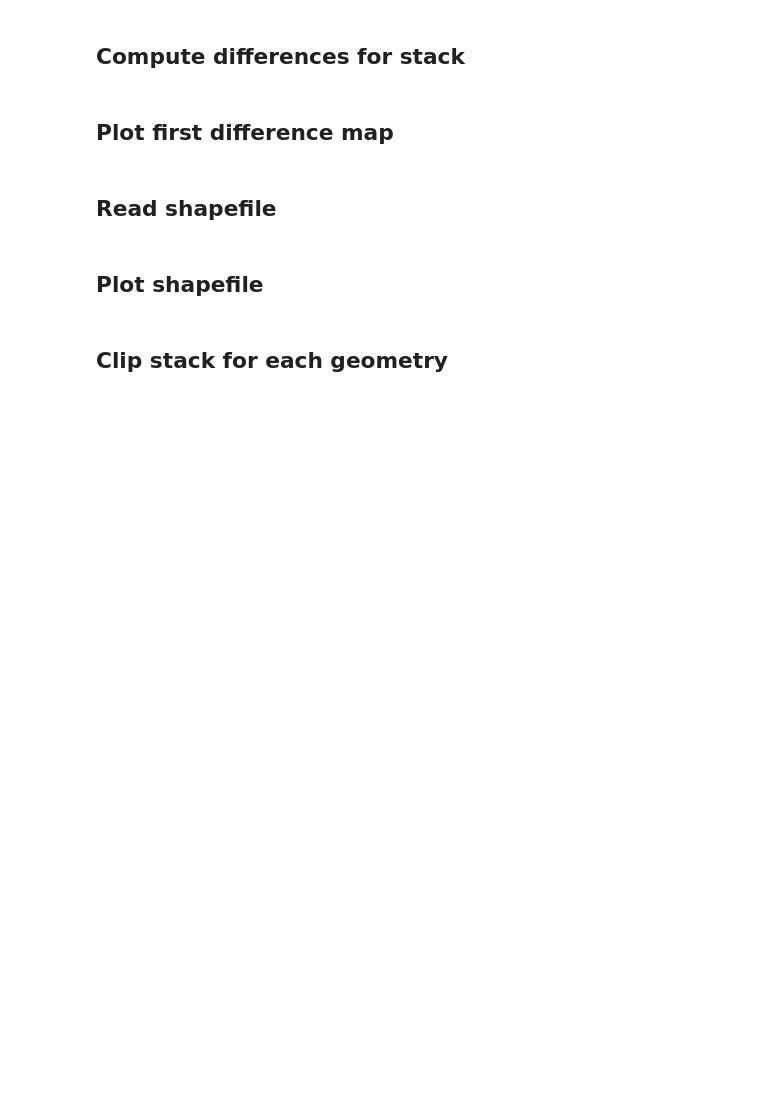
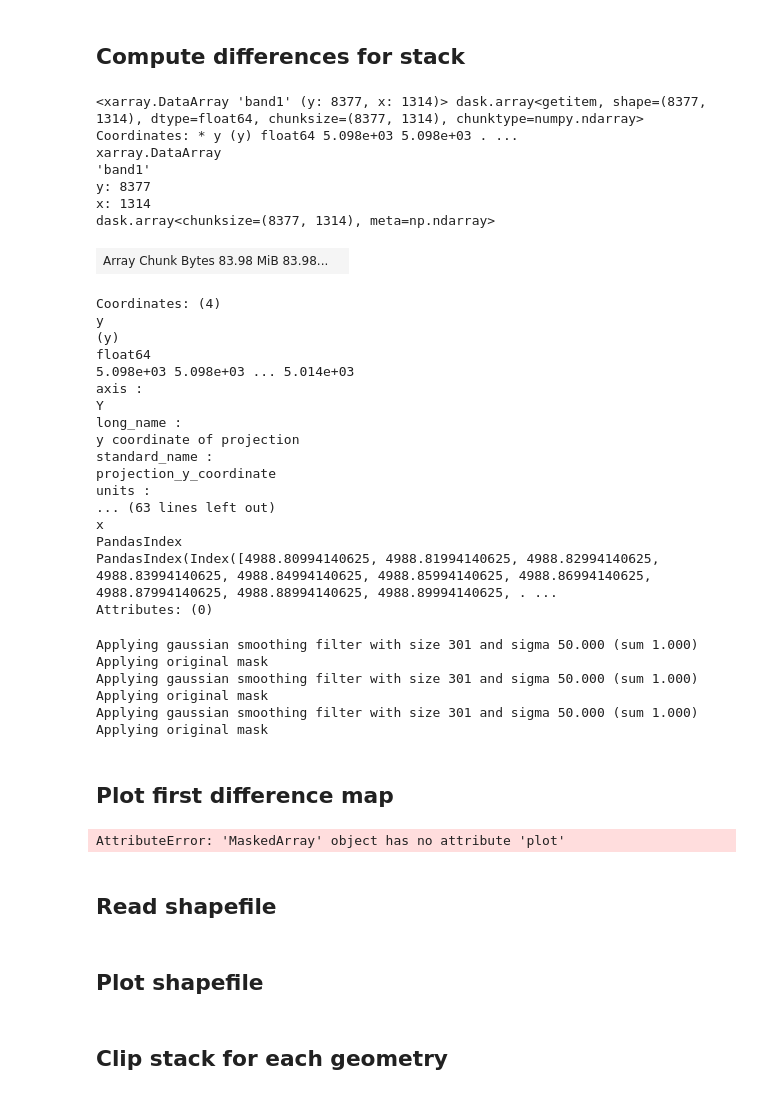
Before and after one commit to amanaster2/micro_diff, a Jupyter notebook: notebooks/stack_rasters.ipynb, the cells around one changed output. Cells and saved outputs as stored; diff of their text form; code cells hidden in the pictures; blank space fills up the shorter version.

Commit message:
Trying (and failing) to get Gaussian filter to run on stacked rasters

```diff
--- a/notebooks/stack_rasters.ipynb
+++ b/notebooks/stack_rasters.ipynb
@@ -78,0 +254,39 @@ ds_diff = ds['band1'].diff(dim='time')
+# %%
+ds_diff.isel(time=0)
+# %% [output]
+<xarray.DataArray 'band1' (y: 8377, x: 1314)> dask.array<getitem, shape=(8377, 1314), dtype=float64, chunksize=(8377, 1314), chunktype=numpy.ndarray> Coordinates: * y (y) float64 5.098e+03 5.098e+03 . ...
+xarray.DataArray
+'band1'
+y: 8377
+x: 1314
+dask.array<chunksize=(8377, 1314), meta=np.ndarray>
+| Array Chunk Bytes 83.98 MiB 83.98... |  |
+Coordinates: (4)
+y
+(y)
+float64
+5.098e+03 5.098e+03 ... 5.014e+03
+axis :
+Y
+long_name :
+y coordinate of projection
+standard_name :
+projection_y_coordinate
+units :
+... (63 lines left out)
+x
+PandasIndex
+PandasIndex(Index([4988.80994140625, 4988.81994140625, 4988.82994140625, 4988.83994140625, 4988.84994140625, 4988.85994140625, 4988.86994140625, 4988.87994140625, 4988.88994140625, 4988.89994140625, . ...
+Attributes: (0)
+# %%
+sigma = 50
+ds_diff_smooth0, size = gauss_fltr_astropy_fft(ds_diff.isel(time=0), sigma = sigma, origmask=True)
+ds_diff_smooth1, size = gauss_fltr_astropy_fft(ds_diff.isel(time=1), sigma = sigma, origmask=True)
+ds_diff_smooth2, size = gauss_fltr_astropy_fft(ds_diff.isel(time=2), sigma = sigma, origmask=True)
+# %% [output]
+Applying gaussian smoothing filter with size 301 and sigma 50.000 (sum 1.000)
+Applying original mask
+Applying gaussian smoothing filter with size 301 and sigma 50.000 (sum 1.000)
+Applying original mask
+Applying gaussian smoothing filter with size 301 and sigma 50.000 (sum 1.000)
+Applying original mask
@@ -79,11 +297,13 @@ ds_diff = ds['band1'].diff(dim='time')
 # %% [markdown]
 ## Plot first difference map
 # %%
-ds_diff.isel(time=0).plot(cmap='RdBu',
+test.plot(cmap='RdBu',
                           vmin=-0.1,
                           vmax=0.1,
                           aspect='equal',
                           size=5)
+# %% [output]
+AttributeError: 'MaskedArray' object has no attribute 'plot'
 # %% [markdown]
 ## Read shapefile
 # %%
```
Also changed, not shown: parts of 10 cells of this notebook.
